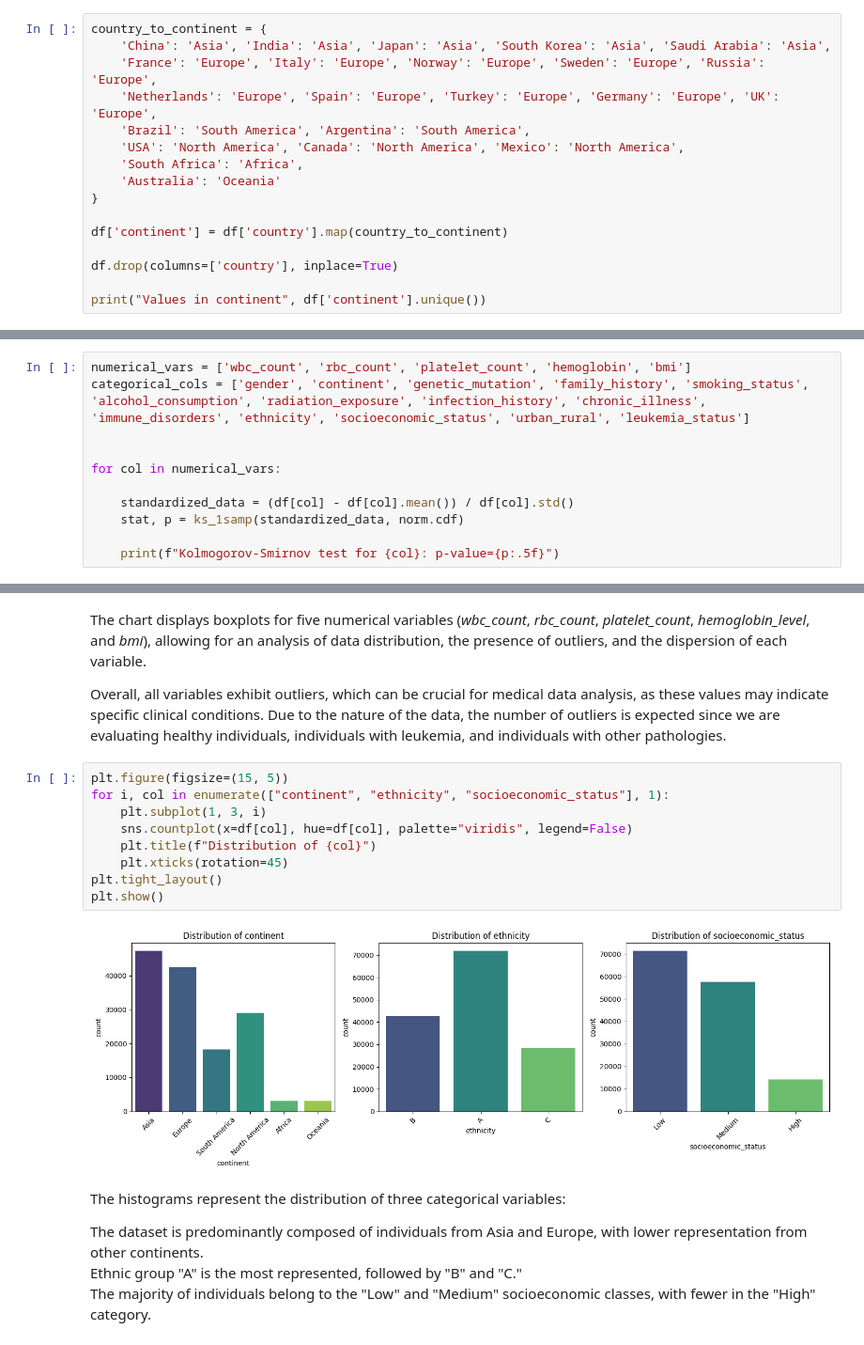
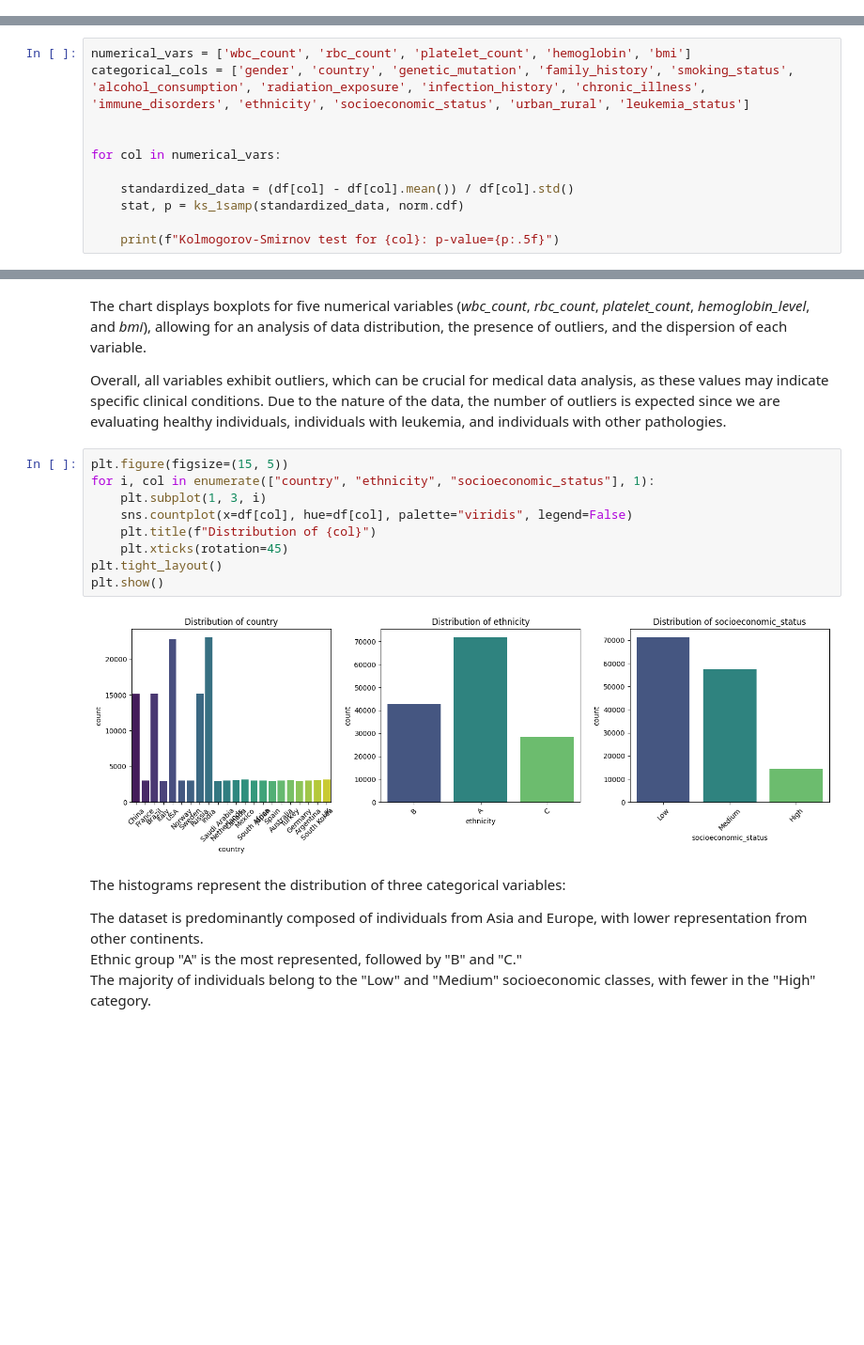
Before and after one commit to valentinabc19/Leukemia-Cancer-Risk-ETL, a Jupyter notebook: notebooks/002_EDA.ipynb, the cells around one changed output, grey strips where cells are left out. Shown at 94% size. Drawn from its saved outputs; the diff is of its cells as text; blank space fills up the shorter version.

Commit message:
add new columns and change the values

```diff
--- a/notebooks/002_EDA.ipynb
+++ b/notebooks/002_EDA.ipynb
@@ -292,16 +289,0 @@ Unique values in 'leukemia_status':
-# %%
-country_to_continent = {
-    'China': 'Asia', 'India': 'Asia', 'Japan': 'Asia', 'South Korea': 'Asia', 'Saudi Arabia': 'Asia',
-    'France': 'Europe', 'Italy': 'Europe', 'Norway': 'Europe', 'Sweden': 'Europe', 'Russia': 'Europe',
-    'Netherlands': 'Europe', 'Spain': 'Europe', 'Turkey': 'Europe', 'Germany': 'Europe', 'UK': 'Europe',
-    'Brazil': 'South America', 'Argentina': 'South America',
-    'USA': 'North America', 'Canada': 'North America', 'Mexico': 'North America',
-    'South Africa': 'Africa',
-    'Australia': 'Oceania'
-}
-
-df['continent'] = df['country'].map(country_to_continent)
-
-df.drop(columns=['country'], inplace=True)
-
-print("Values in continent", df['continent'].unique())
@@ -330,7 +310,7 @@ To determine whether there are significant differences in numerical variables (`
 ANOVA assumes normality in the data. Before applying it, use a normality test (Kolmogorov-Smirnov)
 # %%
 numerical_vars = ['wbc_count', 'rbc_count', 'platelet_count', 'hemoglobin', 'bmi']
-categorical_cols = ['gender', 'continent', 'genetic_mutation', 'family_history', 'smoking_status', 'alcohol_consumption', 'radiation_exposure', 'infection_history', 'chronic_illness', 'immune_disorders', 'ethnicity', 'socioeconomic_status', 'urban_rural', 'leukemia_status']
+categorical_cols = ['gender', 'country', 'genetic_mutation', 'family_history', 'smoking_status', 'alcohol_consumption', 'radiation_exposure', 'infection_history', 'chronic_illness', 'immune_disorders', 'ethnicity', 'socioeconomic_status', 'urban_rural', 'leukemia_status']
 
 
 for col in numerical_vars:
@@ -448,15 +428,15 @@ The chart displays boxplots for five numerical variables (*wbc_count*, *rbc_coun
 Overall, all variables exhibit outliers, which can be crucial for medical data analysis, as these values may indicate specific clinical conditions. Due to the nature of the data, the number of outliers is expected since we are evaluating healthy individuals, individuals with leukemia, and individuals with other pathologies.
 # %%
 plt.figure(figsize=(15, 5))
-for i, col in enumerate(["continent", "ethnicity", "socioeconomic_status"], 1):
+for i, col in enumerate(["country", "ethnicity", "socioeconomic_status"], 1):
     plt.subplot(1, 3, i)
     sns.countplot(x=df[col], hue=df[col], palette="viridis", legend=False)
     plt.title(f"Distribution of {col}")
     plt.xticks(rotation=45)
 plt.tight_layout()
 plt.show()
 # %% [output]
-[figure, old version]
+[figure, new version]
 # %% [markdown]
 The histograms represent the distribution of three categorical variables:
 
```
Also changed, not shown: parts of 11 cells of this notebook, 1 other file.
